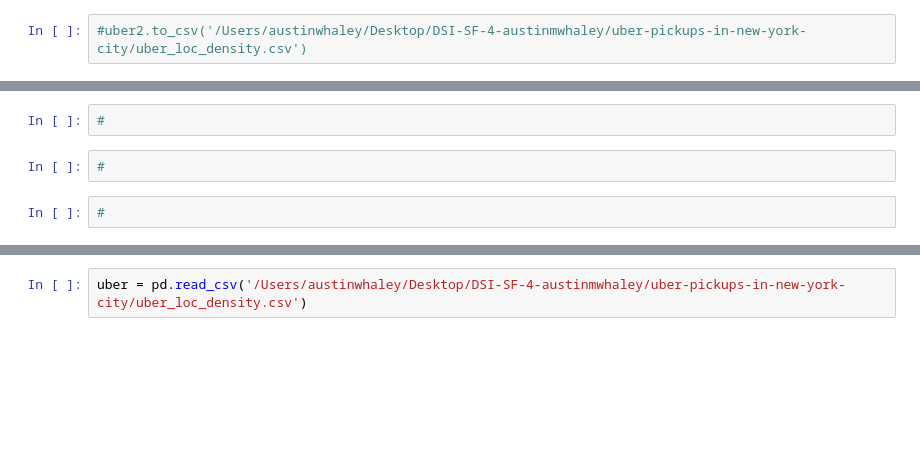
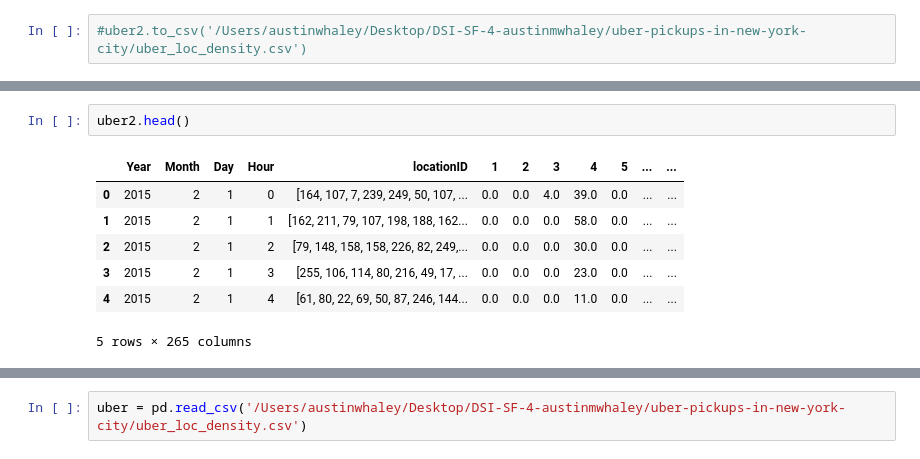
Before and after one commit to austinmwhaley/DSI-SF-4-austinmwhaley, a Jupyter notebook: capstone/uber_eda.ipynb, the cells around one changed output, grey strips where cells are left out. Cells and saved outputs as stored; diff of their text form; blank space fills up the shorter version.

```diff
--- a/capstone/uber_eda.ipynb
+++ b/capstone/uber_eda.ipynb
@@ -142,6 +120,10 @@ memory usage: 8.8+ MB
-# %%
-#
-# %%
-#
-# %%
-#
+# %%
+uber2.head()
+# %% [output]
+|  | Year | Month | Day | Hour | locationID | 1 | 2 | 3 | 4 | 5 | ... | ... |
+| 0 | 2015 | 2 | 1 | 0 | [164, 107, 7, 239, 249, 50, 107, ... | 0.0 | 0.0 | 4.0 | 39.0 | 0.0 | ... | ... |
+| 1 | 2015 | 2 | 1 | 1 | [162, 211, 79, 107, 198, 188, 162... | 0.0 | 0.0 | 0.0 | 58.0 | 0.0 | ... | ... |
+| 2 | 2015 | 2 | 1 | 2 | [79, 148, 158, 158, 226, 82, 249,... | 0.0 | 0.0 | 0.0 | 30.0 | 0.0 | ... | ... |
+| 3 | 2015 | 2 | 1 | 3 | [255, 106, 114, 80, 216, 49, 17, ... | 0.0 | 0.0 | 0.0 | 23.0 | 0.0 | ... | ... |
+| 4 | 2015 | 2 | 1 | 4 | [61, 80, 22, 69, 50, 87, 246, 144... | 0.0 | 0.0 | 0.0 | 11.0 | 0.0 | ... | ... |
+5 rows × 265 columns
```
Also changed, not shown: parts of 74 cells of this notebook.
